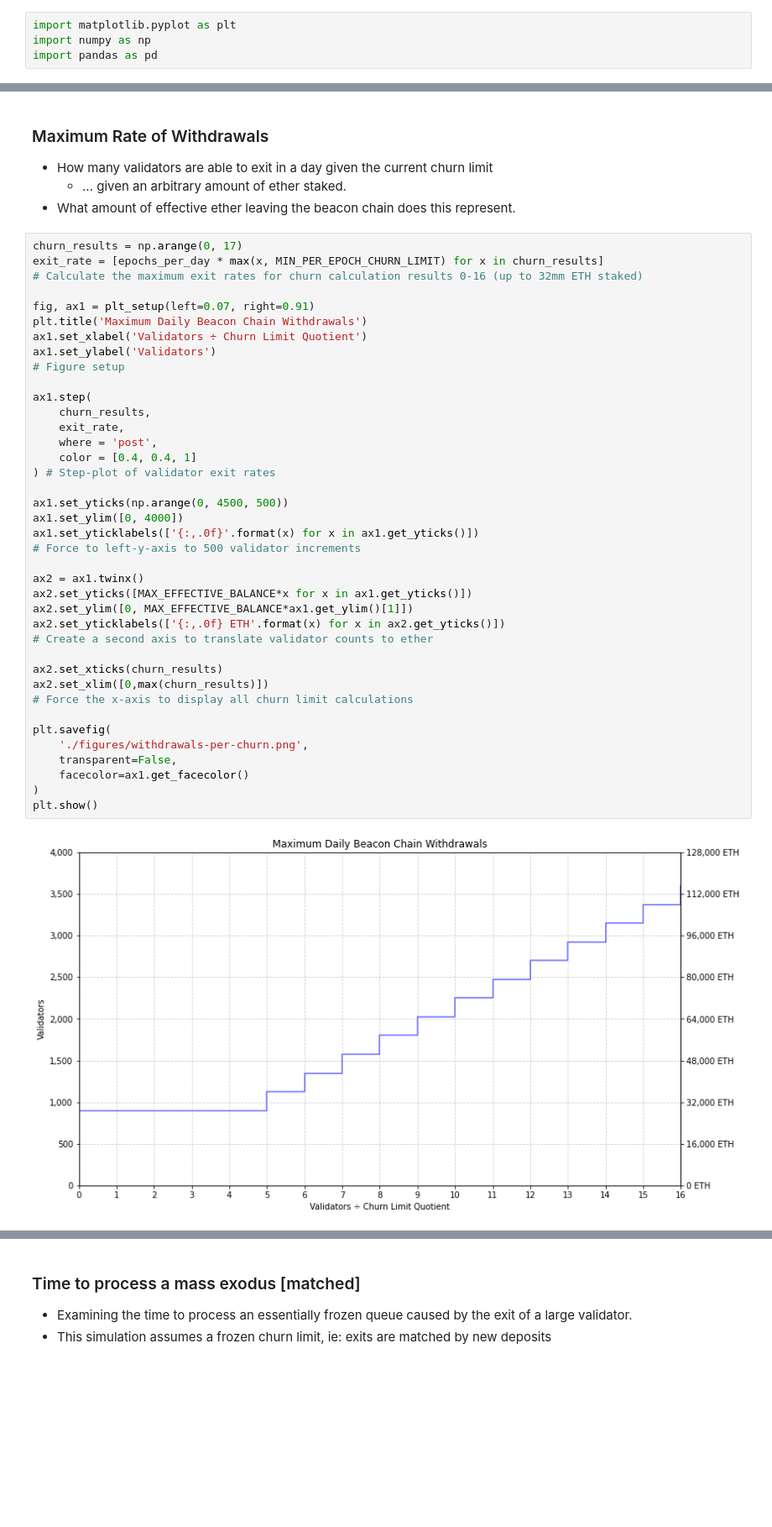
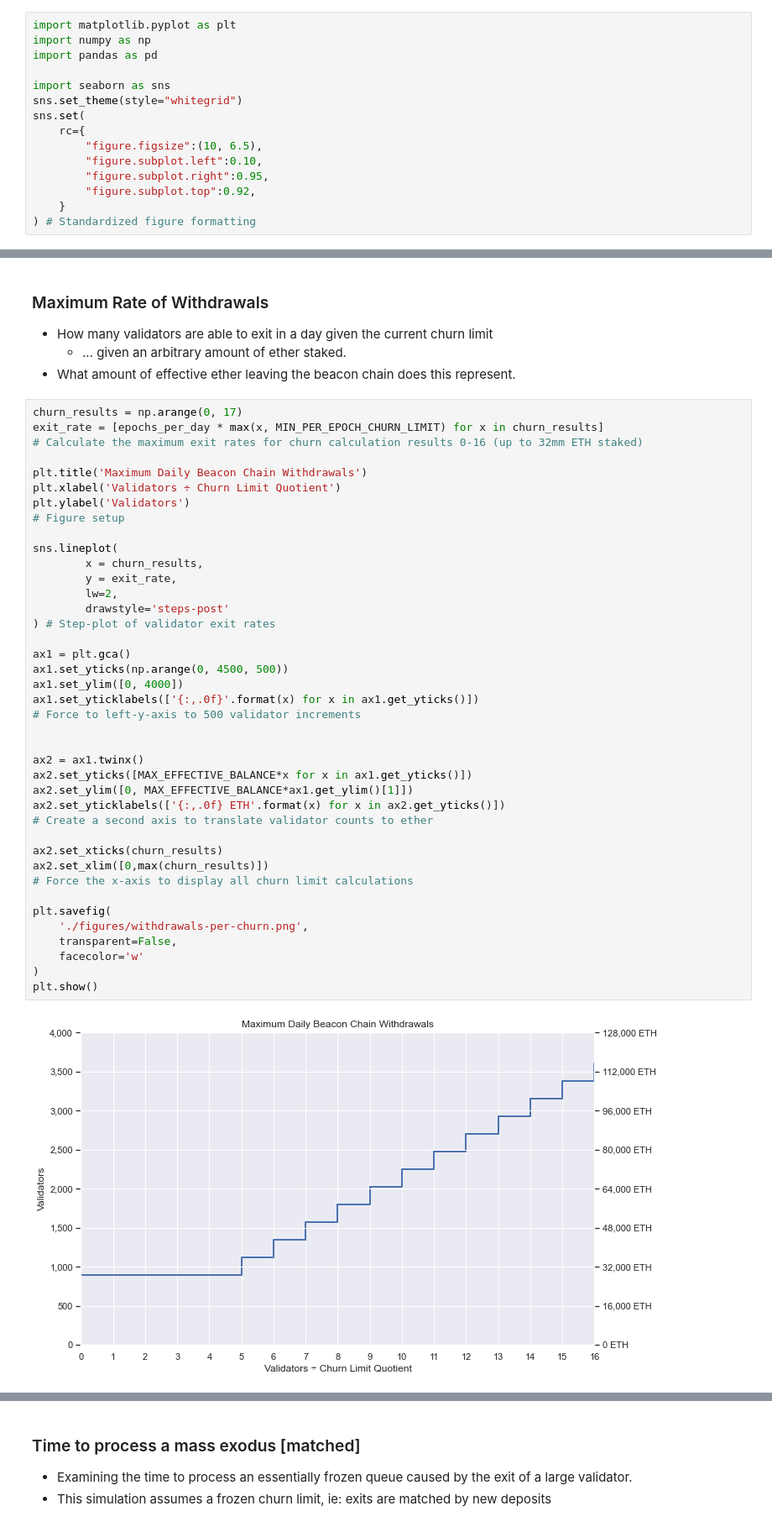
Before and after one commit to a-breslin/ethereum-validator-exodus, a Jupyter notebook: validator-exits.ipynb, the cells around one changed output, grey strips where cells are left out. Shown: that part at 84% size. Cells and saved outputs as stored; diff of their text form; blank space fills up the shorter version.

Commit message:
Updated scripts to use seaborn instead of custom plot formatting

```diff
--- a/validator-exits.ipynb
+++ b/validator-exits.ipynb
@@ -12,3 +12,14 @@ The following situations are examining:
 import matplotlib.pyplot as plt
 import numpy as np
 import pandas as pd
+
+import seaborn as sns
+sns.set_theme(style="whitegrid")
+sns.set(
+    rc={
+        "figure.figsize":(10, 6.5),
+        "figure.subplot.left":0.10,
+        "figure.subplot.right":0.95,
+        "figure.subplot.top":0.92,
+    }
+) # Standardized figure formatting
@@ -64,43 +51,44 @@ epochs_per_day = 24 * 60 * 60 / seconds_per_epoch
 churn_results = np.arange(0, 17)
 exit_rate = [epochs_per_day * max(x, MIN_PER_EPOCH_CHURN_LIMIT) for x in churn_results]
 # Calculate the maximum exit rates for churn calculation results 0-16 (up to 32mm ETH staked)
 
-fig, ax1 = plt_setup(left=0.07, right=0.91)
 plt.title('Maximum Daily Beacon Chain Withdrawals')
-ax1.set_xlabel('Validators ÷ Churn Limit Quotient')
-ax1.set_ylabel('Validators')
+plt.xlabel('Validators ÷ Churn Limit Quotient')
+plt.ylabel('Validators')
 # Figure setup
 
-ax1.step(
-    churn_results,
-    exit_rate,
-    where = 'post',
-    color = [0.4, 0.4, 1]
+sns.lineplot(
+        x = churn_results,
+        y = exit_rate,
+        lw=2,
+        drawstyle='steps-post'
 ) # Step-plot of validator exit rates
 
+ax1 = plt.gca()
 ax1.set_yticks(np.arange(0, 4500, 500))
 ax1.set_ylim([0, 4000])
 ax1.set_yticklabels(['{:,.0f}'.format(x) for x in ax1.get_yticks()])
 # Force to left-y-axis to 500 validator increments
+
 
 ax2 = ax1.twinx()
 ax2.set_yticks([MAX_EFFECTIVE_BALANCE*x for x in ax1.get_yticks()])
 ax2.set_ylim([0, MAX_EFFECTIVE_BALANCE*ax1.get_ylim()[1]])
 ax2.set_yticklabels(['{:,.0f} ETH'.format(x) for x in ax2.get_yticks()])
 # Create a second axis to translate validator counts to ether
 
 ax2.set_xticks(churn_results)
 ax2.set_xlim([0,max(churn_results)])
 # Force the x-axis to display all churn limit calculations
 
 plt.savefig(
     './figures/withdrawals-per-churn.png',
     transparent=False,
-    facecolor=ax1.get_facecolor()
+    facecolor='w'
 )
 plt.show()
 # %% [output]
-[figure, old version]
+[figure, new version]
 # %%
 """
     Repetition of the previous analysis but for an amount of ether staked rather
```
Also changed, not shown: parts of 4 cells of this notebook, 5 other files.
